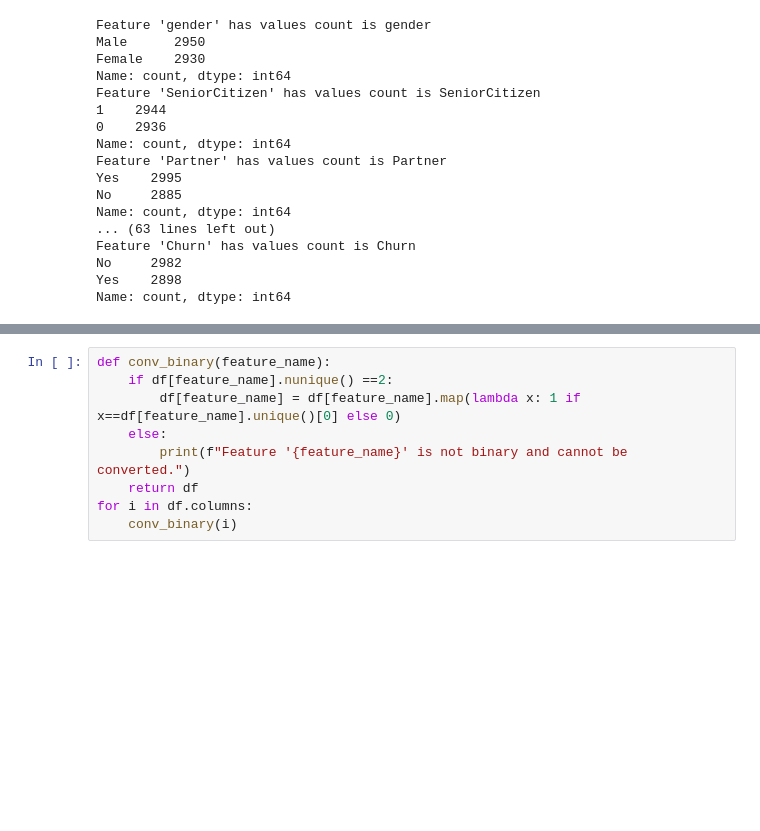
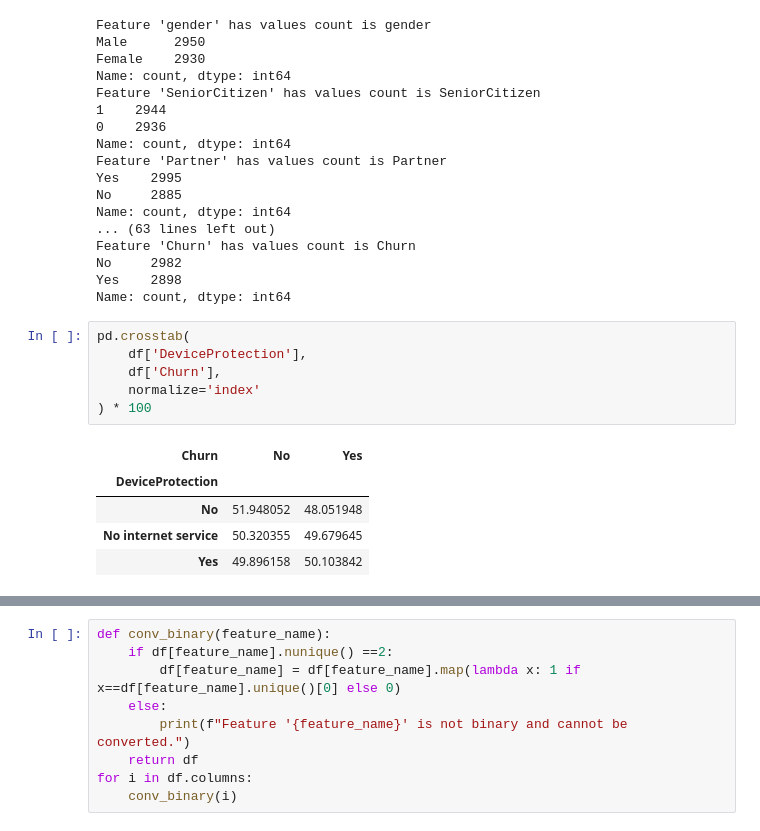
Before and after one commit to rohanbmandrai/AI_ML_DL_Projects, a Jupyter notebook: ML_Models/Customer_Churn_Prediction.ipynb, the cells around one changed output, grey strips where cells are left out. Saved outputs shown, nothing was run; the diff lists cells and outputs as text; blank space fills up the shorter version.

```diff
--- a/ML_Models/Customer_Churn_Prediction.ipynb
+++ b/ML_Models/Customer_Churn_Prediction.ipynb
@@ -80,3 +82,15 @@ Feature 'Churn' has values count is Churn
 No     2982
 Yes    2898
 Name: count, dtype: int64
+# %%
+pd.crosstab(
+    df['DeviceProtection'],
+    df['Churn'],
+    normalize='index'
+) * 100
+# %% [output]
+| Churn | No | Yes |
+| DeviceProtection |  |  |
+| No | 51.948052 | 48.051948 |
+| No internet service | 50.320355 | 49.679645 |
+| Yes | 49.896158 | 50.103842 |
```
Also changed, not shown: parts of 10 cells of this notebook.
